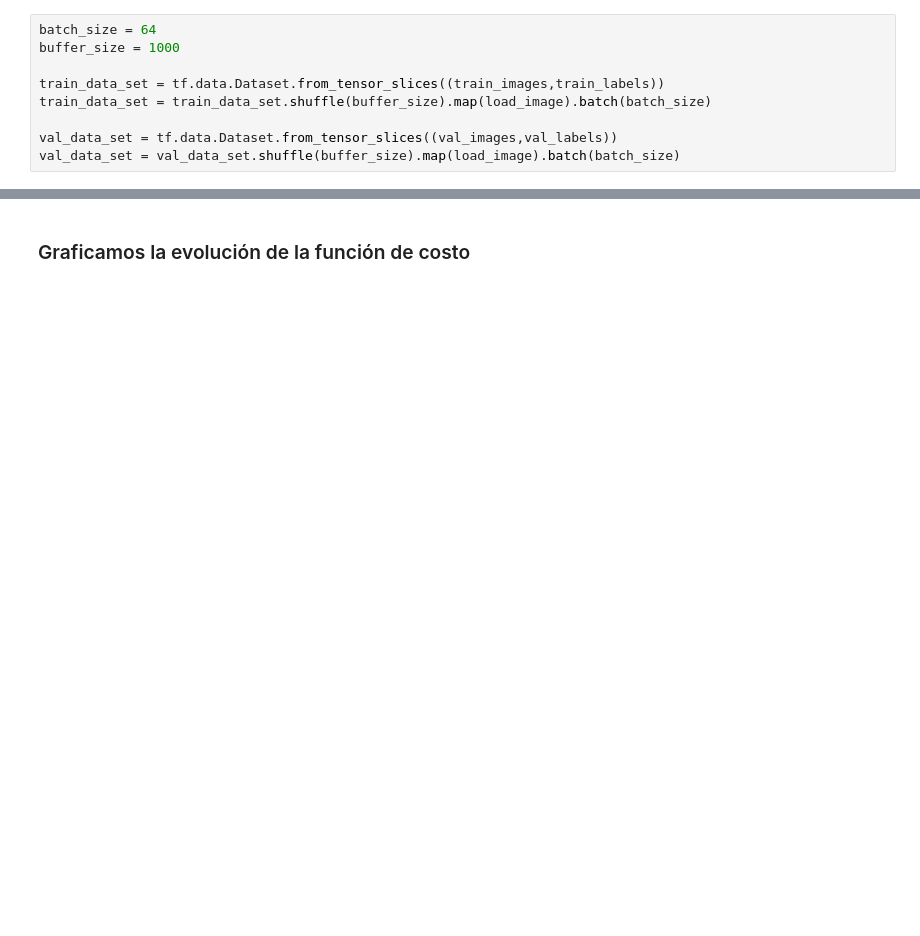
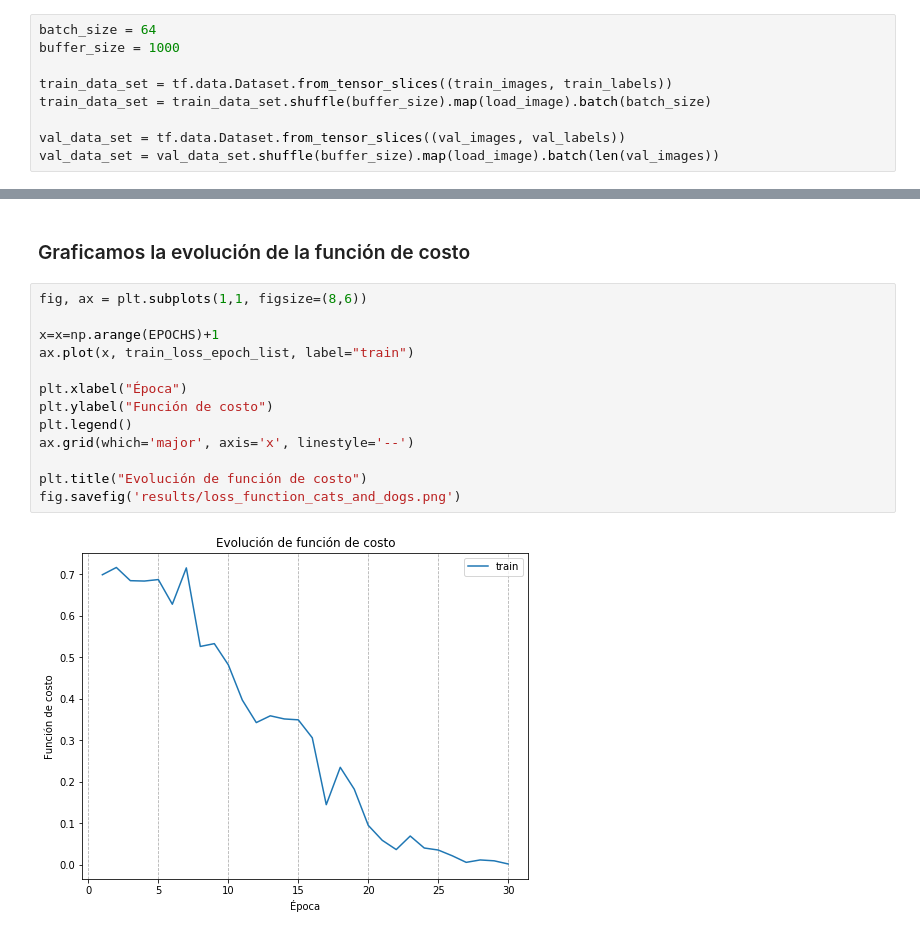
Before and after one commit to rpmunoz/taller_tensorflow_v2, a Jupyter notebook: talleres/dia_2/03 - Clasificacion de imagenes usando red profunda.ipynb, the cells around one changed output, grey strips where cells are left out. Cells and saved outputs as stored; diff of their text form; blank space fills up the shorter version.

```diff
--- a/talleres/dia_2/03 - Clasificacion de imagenes usando red profunda.ipynb
+++ b/talleres/dia_2/03 - Clasificacion de imagenes usando red profunda.ipynb
@@ -98,8 +115,8 @@ print(train_labels[i])
 batch_size = 64
 buffer_size = 1000
 
-train_data_set = tf.data.Dataset.from_tensor_slices((train_images,train_labels))
+train_data_set = tf.data.Dataset.from_tensor_slices((train_images, train_labels))
 train_data_set = train_data_set.shuffle(buffer_size).map(load_image).batch(batch_size)
 
-val_data_set = tf.data.Dataset.from_tensor_slices((val_images,val_labels))
-val_data_set = val_data_set.shuffle(buffer_size).map(load_image).batch(batch_size)
+val_data_set = tf.data.Dataset.from_tensor_slices((val_images, val_labels))
+val_data_set = val_data_set.shuffle(buffer_size).map(load_image).batch(len(val_images))
@@ -159,2 +266,17 @@ for epoch in range(EPOCHS):
 # %% [markdown]
 ### Graficamos la evolución de la función de costo
+# %%
+fig, ax = plt.subplots(1,1, figsize=(8,6))
+
+x=x=np.arange(EPOCHS)+1
+ax.plot(x, train_loss_epoch_list, label="train")
+
+plt.xlabel("Época")
+plt.ylabel("Función de costo")
+plt.legend()
+ax.grid(which='major', axis='x', linestyle='--')
+
+plt.title("Evolución de función de costo")
+fig.savefig('results/loss_function_cats_and_dogs.png')
+# %% [output]
+[figure, added]
```
Also changed, not shown: parts of 40 cells of this notebook, 1 other file.
